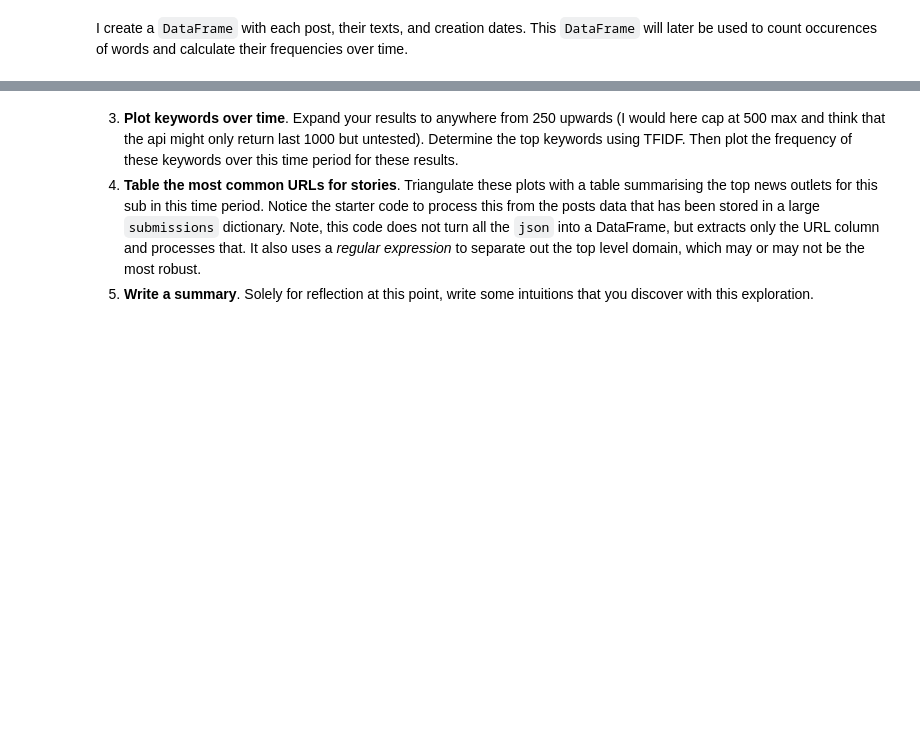
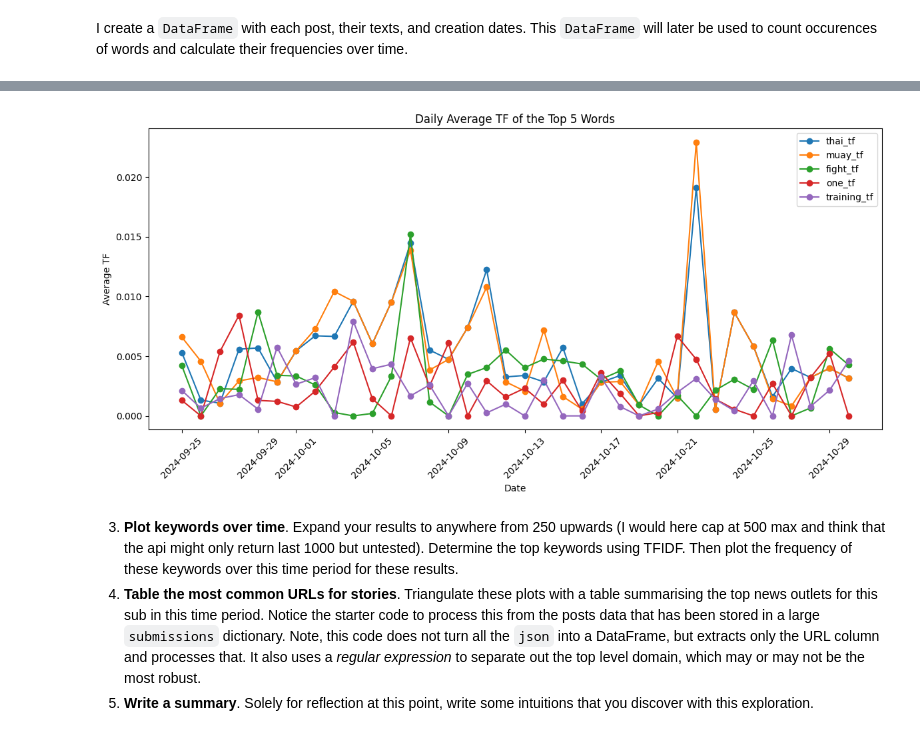
Before and after one commit to MatteoLarrode/oii-fsds-textanalysis, a Jupyter notebook: MartialArtsRedditAnalysis.ipynb, the cells around one changed output, grey strips where cells are left out. Saved outputs shown, nothing was run; the diff lists cells and outputs as text; code cells hidden in the pictures; blank space fills up the shorter version.

```diff
--- a/MartialArtsRedditAnalysis.ipynb
+++ b/MartialArtsRedditAnalysis.ipynb
@@ -143,21 +143,30 @@ for i in range(len(submissions['MuayThai'])):
         'created_utc_unix': submissions['MuayThai'][i]['created_utc'],
     }
 
+    # Remove punctuation from the text
+    post_data['text'] = remove_punctuation(post_data['text'])
+
     # Get creation date of the post
     post_data['created_date'] = datetime.fromtimestamp(post_data['created_utc_unix'], tz=timezone.utc).strftime('%Y-%m-%d %H:%M:%S')
 
     # Calculate total word count for each post
-    post_data['total_word_count'] = post_data['text'].str.split().str.len()
+    post_data['total_word_count'] = len(post_data['text'].split())
 
     # Count occurrences and TF of each top term in the post text
     for term in results['MuayThai']['top_terms']['term']:
         post_data[f'{term}_count'] = post_data['text'].lower().split().count(term.lower())
-        post_data[f'{term}_tf'] = post_data[f'{term}_count'] / post_data['total_word_count']
 
+        # Calculate term frequency, taking posts with no text into account
+        if post_data['total_word_count'] > 0:
+            post_data[f'{term}_tf'] = post_data[f'{term}_count'] / post_data['total_word_count']
+        else:
+            post_data[f'{term}_tf'] = 0.0  # Assign 0.0 if total_word_count is zero
 
     data.append(post_data)  # Append the dictionary to the list
 
 
 # Create a DataFrame from the list of dictionaries
 word_freq_muaythai_df = pd.DataFrame(data)
+
+word_freq_muaythai_df.head()
 # %% [output]
@@ -165,6 +179,0 @@ AttributeError: 'str' object has no attribute 'str'
-# %%
-# Convert 'created_date' to datetime for proper aggregation
-word_freq_muaythai_df['created_date'] = pd.to_datetime(word_freq_muaythai_df['created_date'])
-
-# Calculate total word count for each post
-word_freq_muaythai_df['total_word_count'] = word_freq_muaythai_df['text'].str.split().str.len()
@@ -176,3 +180,31 @@ frequency_by_date = word_freq_muaythai_df.groupby(word_freq_muaythai_df['created
+# %%
+def plot_top_words_freq():
+    # Convert 'created_date' to datetime
+    word_freq_muaythai_df['created_date'] = pd.to_datetime(word_freq_muaythai_df['created_date'])
+
+# Extract date for daily aggregation
+    word_freq_muaythai_df['date'] = word_freq_muaythai_df['created_date'].dt.date
+
+# Calculate the daily average TF for the first five words
+    tf_columns = ['thai_tf', 'muay_tf', 'fight_tf', 'one_tf', 'training_tf']
+    daily_average_tf = word_freq_muaythai_df.groupby('date')[tf_columns].mean().reset_index()
+
+# Plotting
+    plt.figure(figsize=(12, 6))
+    for word in tf_columns:
+        plt.plot(daily_average_tf['date'], daily_average_tf[word], marker='o', label=word)
+
+    plt.title('Daily Average TF of the Top 5 Words')
+    plt.xlabel('Date')
+    plt.ylabel('Average TF')
+    plt.xticks(rotation=45)
+    plt.legend()
+    plt.tight_layout()
+    plt.show()
+
+plot_top_words_freq()
+# %% [output]
+[figure, added]
 # %% [markdown]
 
 3. **Plot keywords over time**. Expand your results to anywhere from 250 upwards (I would here cap at 500 max and think that the api might only return last 1000 but untested). Determine the top keywords using TFIDF. Then plot the frequency of these keywords over this time period for these results.
```
Also changed, not shown: parts of 2 cells of this notebook, 1 other file.
